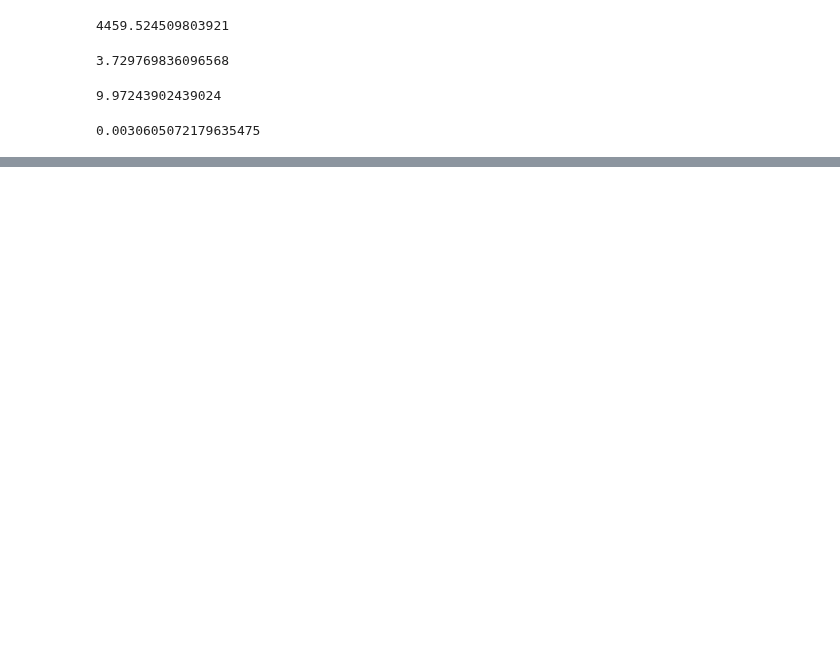
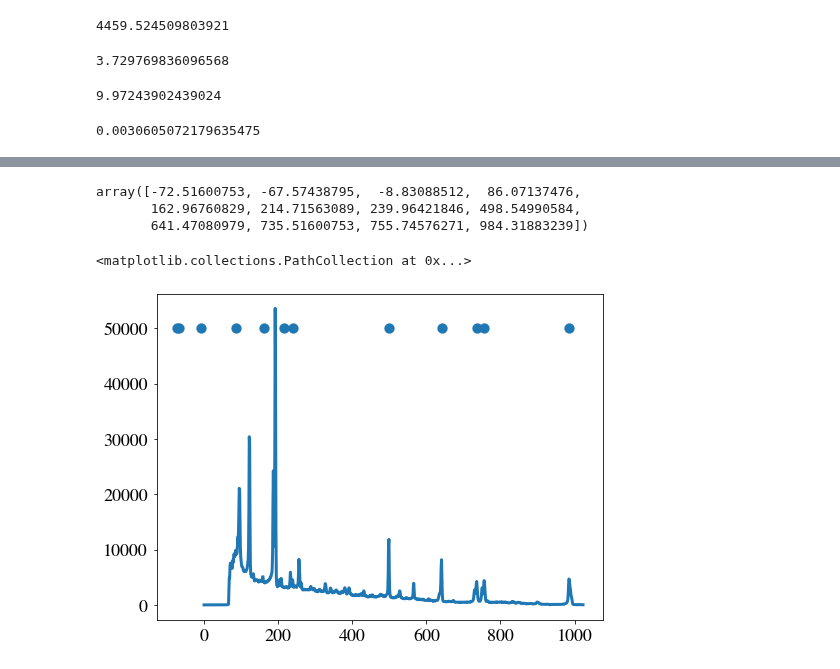
Before and after one commit to DickyChant/AdvNuclExp, a Jupyter notebook: Exp2/analysis/analysis.ipynb, the cells around one changed output, grey strips where cells are left out. Drawn from its saved outputs; the diff is of its cells as text; code cells hidden in the pictures; blank space fills up the shorter version.

```diff
--- a/Exp2/analysis/analysis.ipynb
+++ b/Exp2/analysis/analysis.ipynb
@@ -150,0 +153,8 @@ Co60_csv.to_latex("../Report/Co60.tex")
+# %%
+X = sm.add_constant(np.array([1173.2,1332.5]))
+# %%
+Y = Co60_csv['Channel']
+# %%
+lm1 = sm.OLS(Y,X)
+lm1_res = lm1.fit()
+lm1_res.summary()
@@ -150,0 +183,15 @@ Co60_csv.to_latex("../Report/Co60.tex")
+# %%
+Eu_pred_1 = np.array([39.3,45.7,121.78,244.69,344.28,411.3,444.0,778.9,964.0,1085.8,1112.0,1408.03])
+X_Eu = sm.add_constant(Eu_pred_1)
+# %%
+lm1_res.predict(X_Eu)
+# %% [output]
+array([-72.51600753, -67.57438795,  -8.83088512,  86.07137476,
+       162.96760829, 214.71563089, 239.96421846, 498.54990584,
+       641.47080979, 735.51600753, 755.74576271, 984.31883239])
+# %%
+plt.plot(NetSigEuFull)
+plt.scatter(lm1_res.predict(X_Eu),np.ones_like(Eu_pred_1)*50000)
+# %% [output]
+<matplotlib.collections.PathCollection at 0x...>
+[figure, added]
```
Also changed, not shown: parts of 8 cells of this notebook, 11 other files.
